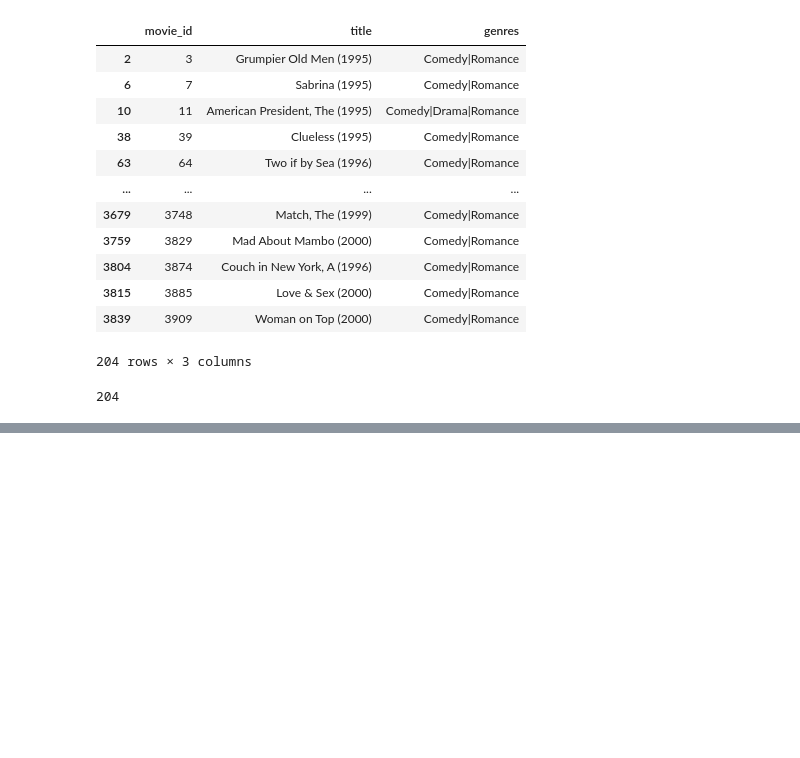
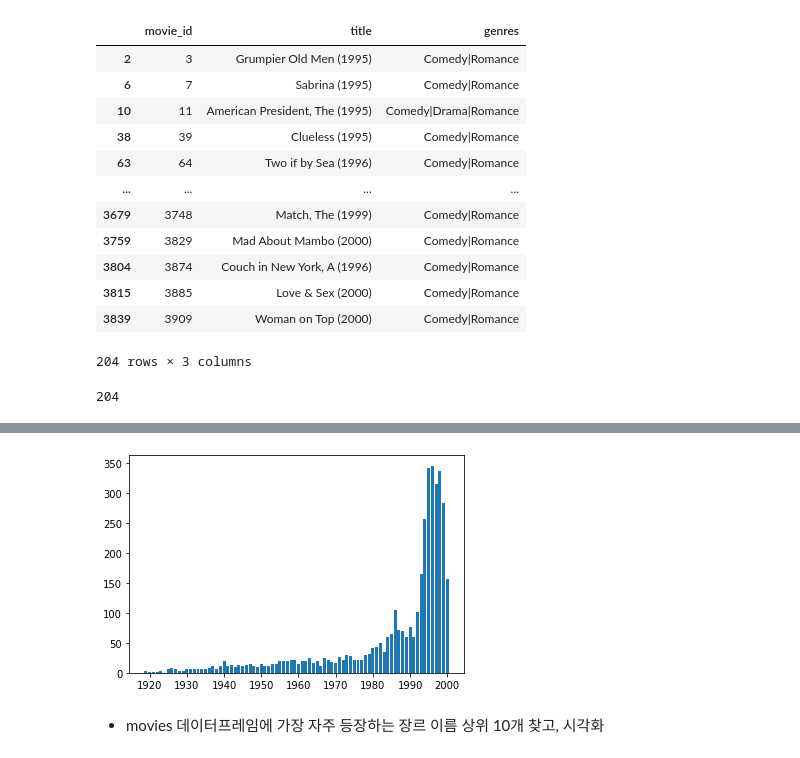
Before and after one commit to JakeOh/202105_itw_bd26, a Jupyter notebook: lab_da/da10_str.ipynb, the cells around one changed output, grey strips where cells are left out. Drawn from its saved outputs; the diff is of its cells as text; code cells hidden in the pictures; blank space fills up the shorter version.

```diff
--- a/lab_da/da10_str.ipynb
+++ b/lab_da/da10_str.ipynb
@@ -111,0 +239,9 @@ len(romantic_comedies)
+# %%
+plt.bar(x=result.index, height=result.values)
+plt.show()
+#> 막대 그래프인 경우는 막대들이 그려지는 순서가 중요하지 않기 때문에
+# 인덱스로 정렬된 Series를 사용할 필요는 없다.
+# %% [output]
+[figure, added]
+# %% [markdown]
+* movies 데이터프레임에 가장 자주 등장하는 장르 이름 상위 10개 찾고, 시각화
```
Also changed, not shown: parts of 12 cells of this notebook.
